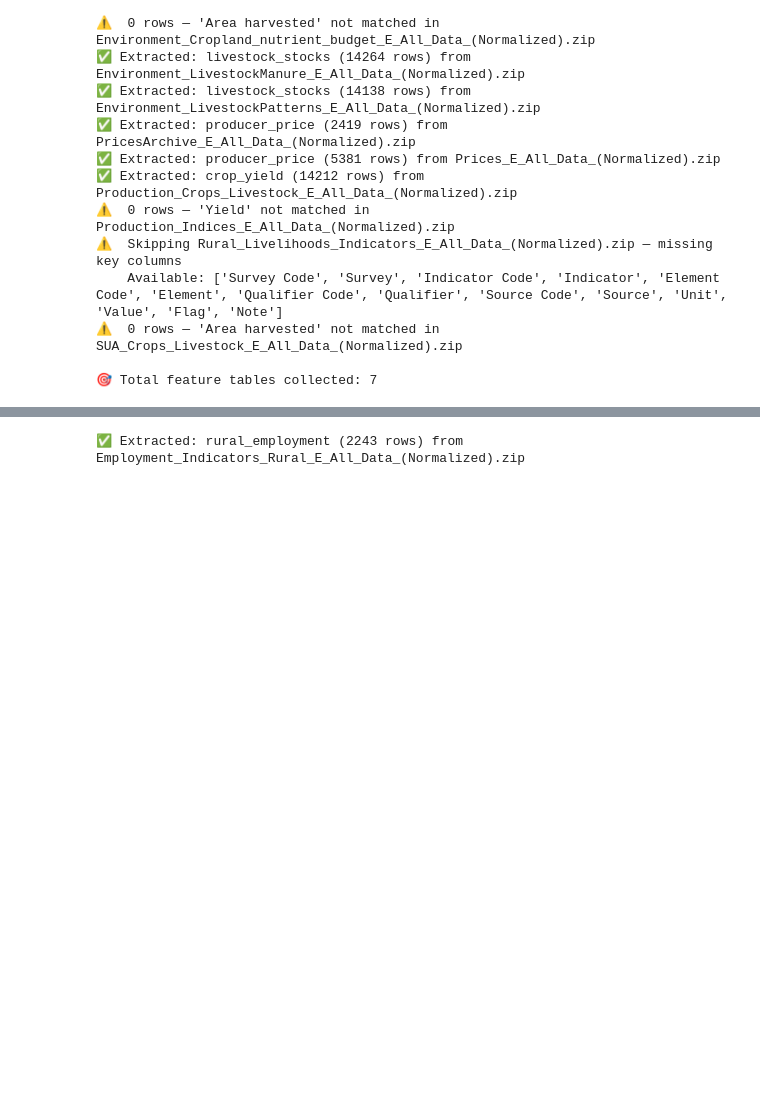
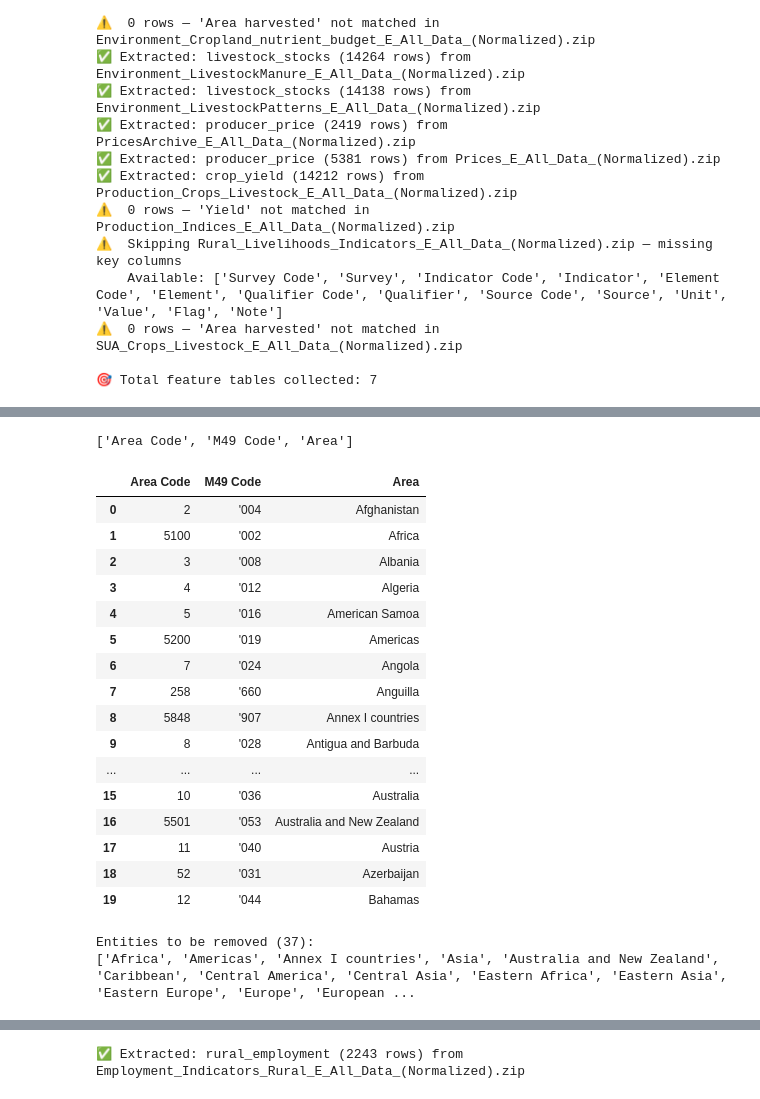
Before and after one commit to MuhammadShahzaib-PK/Global-Crop-Yield-Forecasting, a Jupyter notebook: src/data/notebooks/Main Maunscript Code.ipynb, the cells around one changed output, grey strips where cells are left out. Saved outputs shown, nothing was run; the diff lists cells and outputs as text; code cells hidden in the pictures; blank space fills up the shorter version.

```diff
--- a/src/data/notebooks/Main Maunscript Code.ipynb
+++ b/src/data/notebooks/Main Maunscript Code.ipynb
@@ -9,7 +9,8 @@ import zipfile
 ## numpy numerical computing liberary, it helps arrays, mathematical operations, large numerical computation
 # %%
 # STEP 2: BASE DIRECTORY
-base_path = r"D:\PhD\FAO Dataset"                  #stores location of my folder
+# STEP 2: BASE DIRECTORY
+base_path = r"F:\PhD\Copp yield prediction FAO Dataset\FAO Dataset"                 #stores location of my folder
 # %%
 # STEP 3: LIST ALL FILES/FOLDERS
 folders = os.listdir(base_path)      #lists everything inside the folder, so python goes into the base path, reads all items inside it, and understands csv structure, it only answers whats inside the directory
@@ -153,11 +153,0 @@ SUA_Crops_Livestock_E_All_Data_(Normalized).zip
-# %%
-import zipfile
-import os
-
-for folder in folders:
-    path = os.path.join(base_path, folder)
-
-    with zipfile.ZipFile(path, "r") as z:
-        print("\nDATASET:", folder)
-        print("FILES INSIDE:", len(z.namelist()))
-        print(z.namelist()[:5])  # preview only first 5 files
@@ -598,0 +690,63 @@ FEATURE_PLAN = {
+# %%
+# ============================================================
+# STEP 13: REMOVE NON-COUNTRY AGGREGATE ENTITIES
+# FAOSTAT's Area column mixes real sovereign countries/territories
+# with continental, regional, and economic-grouping aggregates.
+# These are removed using FAO's own official Area Code classification
+# (M49 codes), not a hand-typed guess list, so the filter is
+# reproducible and defensible in a methods section.
+# ============================================================
+
+import zipfile
+import pandas as pd
+
+# Use the AreaCodes file bundled with any FAOSTAT domain zip -- it carries
+# an M49 code for every entry; real countries have a 3-digit numeric M49
+# code, while continents/regions/groupings use FAO's own non-M49 codes
+# or are flagged in the 'Area' hierarchy. FAOSTAT ships this list directly.
+areacodes_zip = os.path.join(base_path, "Climate_change_Emissions_indicators_E_All_Data_(Normalized).zip")
+
+with zipfile.ZipFile(areacodes_zip, "r") as z:
+    codes_file = [f for f in z.namelist() if "AreaCodes" in f][0]
+    with z.open(codes_file) as f:
+        area_codes = pd.read_csv(f, encoding="latin1")
+
+area_codes.columns = area_codes.columns.str.strip()
+print(area_codes.columns.tolist())
+area_codes.head(20)
+# %% [output]
+['Area Code', 'M49 Code', 'Area']
+|  | Area Code | M49 Code | Area |
+| 0 | 2 | '004 | Afghanistan |
+| 1 | 5100 | '002 | Africa |
+| 2 | 3 | '008 | Albania |
+| 3 | 4 | '012 | Algeria |
+| 4 | 5 | '016 | American Samoa |
+| 5 | 5200 | '019 | Americas |
+| 6 | 7 | '024 | Angola |
+| 7 | 258 | '660 | Anguilla |
+| 8 | 5848 | '907 | Annex I countries |
+| 9 | 8 | '028 | Antigua and Barbuda |
+| ... | ... | ... | ... |
+| 15 | 10 | '036 | Australia |
+| 16 | 5501 | '053 | Australia and New Zealand |
+| 17 | 11 | '040 | Austria |
+| 18 | 52 | '031 | Azerbaijan |
+| 19 | 12 | '044 | Bahamas |
+# %%
+# ============================================================
+# STEP 13: REMOVE NON-COUNTRY AGGREGATE ENTITIES
+# FAO convention: Area Code < 5000 = real country/territory.
+# Area Code >= 5000 = continent, region, or economic grouping
+# (e.g. Africa=5100, Americas=5200, Asia=5300, Annex I countries=5848).
+# Filtering on this documented FAO code range removes aggregates
+# without relying on a hand-typed name list.
+# ============================================================
+
+# sanity check: eyeball everything the threshold WOULD remove, before removing it
+aggregates_preview = area_codes[area_codes["Area Code"] >= 5000]
+print(f"Entities to be removed ({len(aggregates_preview)}):")
+print(aggregates_preview["Area"].tolist())
+# %% [output]
+Entities to be removed (37):
+['Africa', 'Americas', 'Annex I countries', 'Asia', 'Australia and New Zealand', 'Caribbean', 'Central America', 'Central Asia', 'Eastern Africa', 'Eastern Asia', 'Eastern Europe', 'Europe', 'European ...
```
Also changed, not shown: parts of 108 cells of this notebook.
